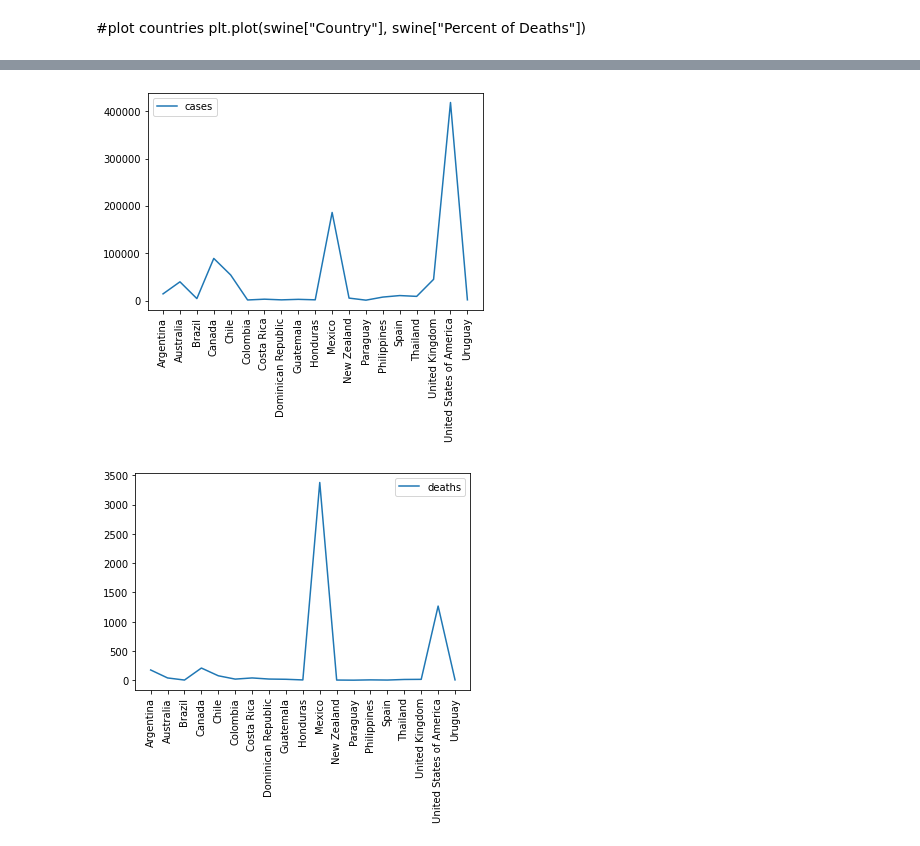
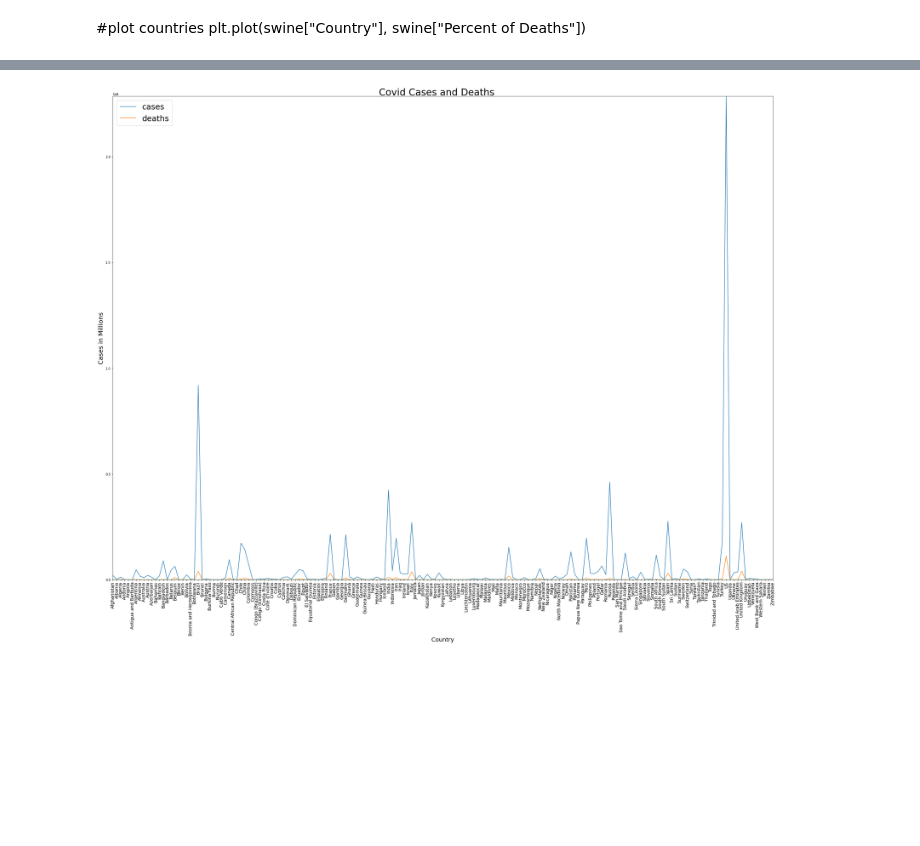
Before and after one commit to tzhang852/COMP-4447-Final-Project, a Jupyter notebook: notebooks/edu_mal.ipynb, the cells around one changed output, grey strips where cells are left out. Drawn from its saved outputs; the diff is of its cells as text; code cells hidden in the pictures; blank space fills up the shorter version.

```diff
--- a/notebooks/edu_mal.ipynb
+++ b/notebooks/edu_mal.ipynb
@@ -147,0 +251,20 @@ swine_edu
+# %%
+# Covid Pandemic
+# print(education)
+covid_full_path = os.path.expanduser('../data/covid/full_grouped.csv')
+covid = init_data(covid_full_path)
+#sort
+# covid = covid.sort_values(by = "Country")
+# covid.head()
+covid["Country"] = covid["Country/Region"]
+covid["Total Cases"] = covid["Confirmed"] + covid["New cases"]
+covid["Total Deaths"] = covid["Deaths"] + covid["New deaths"]
+covid["Percent of Deaths"] = covid["Total Deaths"]/covid["Total Cases"]
+#drop the link column
+covid = covid.drop(["Country/Region"], axis = 1)
+covid = covid.drop(["Confirmed"], axis = 1)
+covid = covid.drop(["New cases"], axis = 1)
+covid = covid.drop(["Deaths"], axis = 1)
+covid = covid.drop(["New deaths"], axis = 1)
+covid = covid.groupby(["Country"]).sum().reset_index()
+covid.head()
@@ -148,34 +278,30 @@ swine_edu
 # %%
-#plot cases
+# Covid Pandemic plot cases and deaths
 cases = []
+deaths = []
 country = []
+percent = []
 
-for i in range(0, len(swine["Country"])):
-    if swine["Cumulative no. of deaths"][i] > 0:
+for i in range(0, len(covid["Country"])):
+    if covid["Total Deaths"][i] > 0:
         # print('nope')
-        country.append(swine["Country"][i])
-        cases.append(swine["Cumulative no. of cases"][i])
+        country.append(covid["Country"][i])
+        cases.append(covid["Total Cases"][i])
+        deaths.append(covid["Total Deaths"][i])
+        percent.append(covid["Percent of Deaths"][i])
 
-plt.xticks(rotation = 90)
+country = sorted(country)
+
+fig, ax = plt.subplots(1, 1, figsize = [30, 25])
+fig.suptitle("Covid Cases and Deaths", fontsize = 30)
+plt.xlabel("Country", fontsize = 18)
+plt.ylabel("Cases in Millions", fontsize = 20)
+plt.xticks(rotation = 90, fontsize = 14)
+plt.margins(x = 0, y = 0)
 plt.plot(country, cases)
-plt.legend(["cases"])
+plt.plot(country, deaths)
+plt.plot(country, percent)
+plt.legend(["cases", "deaths"], fontsize = 25)
 plt.show()
 # %% [output]
-[figure, old version]
+[figure, new version]
-# %%
-#plot deaths
-deaths = []
-country = []
-
-for i in range(0, len(swine["Country"])):
-    if swine["Cumulative no. of deaths"][i] > 0:
-        # print('nope')
-        country.append(swine["Country"][i])
-        deaths.append(swine["Cumulative no. of deaths"][i])
-
-plt.xticks(rotation = 90)
-plt.plot(country, deaths)
-plt.legend(["deaths"])
-plt.show()
-# %% [output]
-[figure, removed]
```
Also changed, not shown: parts of 19 cells of this notebook.
